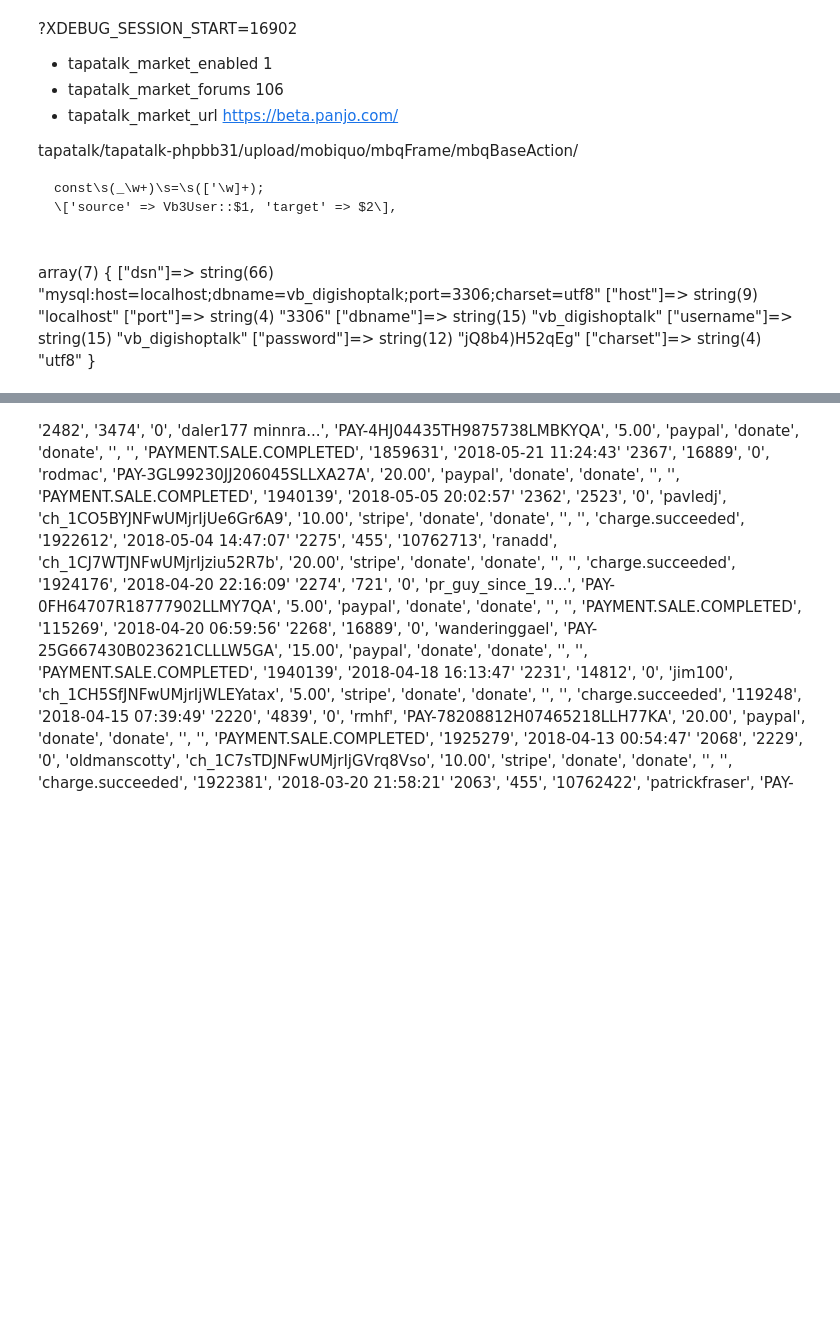
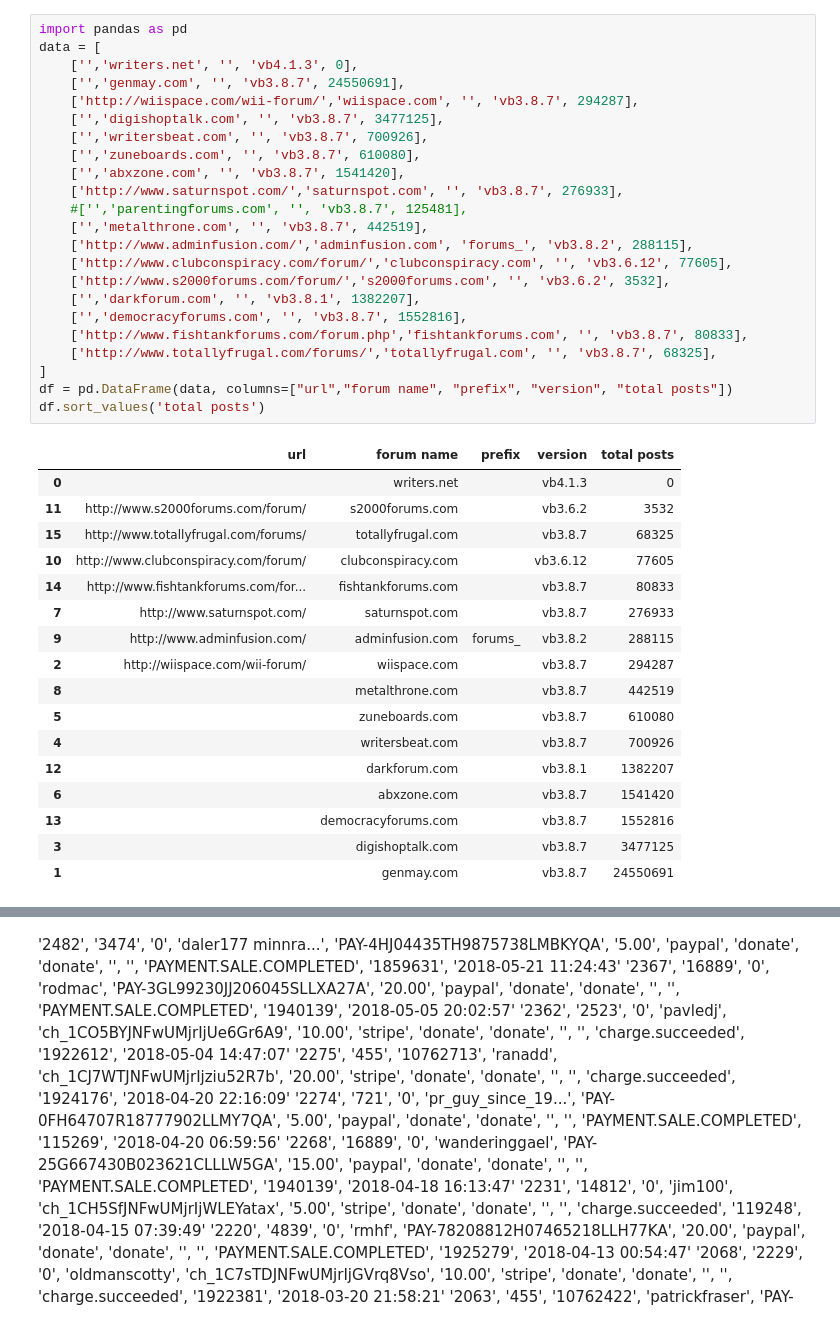
Before and after one commit to hansen1416/docs, a Jupyter notebook: Tapatalk/ttg/forum-hosting.ipynb, the cells around one changed output, grey strips where cells are left out. Cells and saved outputs as stored; diff of their text form; blank space fills up the shorter version.

````diff
--- a/Tapatalk/ttg/forum-hosting.ipynb
+++ b/Tapatalk/ttg/forum-hosting.ipynb
@@ -41,18 +47,43 @@ permission need to hide,
-# %% [markdown]
-?XDEBUG_SESSION_START=16902
-
-- tapatalk_market_enabled  1
-- tapatalk_market_forums   106
-- tapatalk_market_url   https://beta.panjo.com/
-
-tapatalk/tapatalk-phpbb31/upload/mobiquo/mbqFrame/mbqBaseAction/
-
-```
-const\s(_\w+)\s=\s(['\w]+);
-\['source' => Vb3User::$1, 'target' => $2\],
-
-```
-# %% [markdown]
-array(7) { ["dsn"]=> string(66) "mysql:host=localhost;dbname=vb_digishoptalk;port=3306;charset=utf8" ["host"]=> string(9) "localhost" ["port"]=> string(4) "3306" ["dbname"]=> string(15) "vb_digishoptalk" ["username"]=> string(15) "vb_digishoptalk" ["password"]=> string(12) "jQ8b4)H52qEg" ["charset"]=> string(4) "utf8" }
+# %%
+import pandas as pd
+data = [
+    ['','writers.net', '', 'vb4.1.3', 0],
+    ['','genmay.com', '', 'vb3.8.7', 24550691],
+    ['http://wiispace.com/wii-forum/','wiispace.com', '', 'vb3.8.7', 294287],
+    ['','digishoptalk.com', '', 'vb3.8.7', 3477125],
+    ['','writersbeat.com', '', 'vb3.8.7', 700926],
+    ['','zuneboards.com', '', 'vb3.8.7', 610080],
+    ['','abxzone.com', '', 'vb3.8.7', 1541420],
+    ['http://www.saturnspot.com/','saturnspot.com', '', 'vb3.8.7', 276933],
+    #['','parentingforums.com', '', 'vb3.8.7', 125481],
+    ['','metalthrone.com', '', 'vb3.8.7', 442519],
+    ['http://www.adminfusion.com/','adminfusion.com', 'forums_', 'vb3.8.2', 288115],
+    ['http://www.clubconspiracy.com/forum/','clubconspiracy.com', '', 'vb3.6.12', 77605],
+    ['http://www.s2000forums.com/forum/','s2000forums.com', '', 'vb3.6.2', 3532],
+    ['','darkforum.com', '', 'vb3.8.1', 1382207],
+    ['','democracyforums.com', '', 'vb3.8.7', 1552816],
+    ['http://www.fishtankforums.com/forum.php','fishtankforums.com', '', 'vb3.8.7', 80833],
+    ['http://www.totallyfrugal.com/forums/','totallyfrugal.com', '', 'vb3.8.7', 68325],
+]
+df = pd.DataFrame(data, columns=["url","forum name", "prefix", "version", "total posts"])
+df.sort_values('total posts')
+# %% [output]
+|  | url | forum name | prefix | version | total posts |
+| 0 |  | writers.net |  | vb4.1.3 | 0 |
+| 11 | http://www.s2000forums.com/forum/ | s2000forums.com |  | vb3.6.2 | 3532 |
+| 15 | http://www.totallyfrugal.com/forums/ | totallyfrugal.com |  | vb3.8.7 | 68325 |
+| 10 | http://www.clubconspiracy.com/forum/ | clubconspiracy.com |  | vb3.6.12 | 77605 |
+| 14 | http://www.fishtankforums.com/for... | fishtankforums.com |  | vb3.8.7 | 80833 |
+| 7 | http://www.saturnspot.com/ | saturnspot.com |  | vb3.8.7 | 276933 |
+| 9 | http://www.adminfusion.com/ | adminfusion.com | forums_ | vb3.8.2 | 288115 |
+| 2 | http://wiispace.com/wii-forum/ | wiispace.com |  | vb3.8.7 | 294287 |
+| 8 |  | metalthrone.com |  | vb3.8.7 | 442519 |
+| 5 |  | zuneboards.com |  | vb3.8.7 | 610080 |
+| 4 |  | writersbeat.com |  | vb3.8.7 | 700926 |
+| 12 |  | darkforum.com |  | vb3.8.1 | 1382207 |
+| 6 |  | abxzone.com |  | vb3.8.7 | 1541420 |
+| 13 |  | democracyforums.com |  | vb3.8.7 | 1552816 |
+| 3 |  | digishoptalk.com |  | vb3.8.7 | 3477125 |
+| 1 |  | genmay.com |  | vb3.8.7 | 24550691 |
 # %%
 import base64
````
Also changed, not shown: parts of 4 cells of this notebook, 1 other file.
